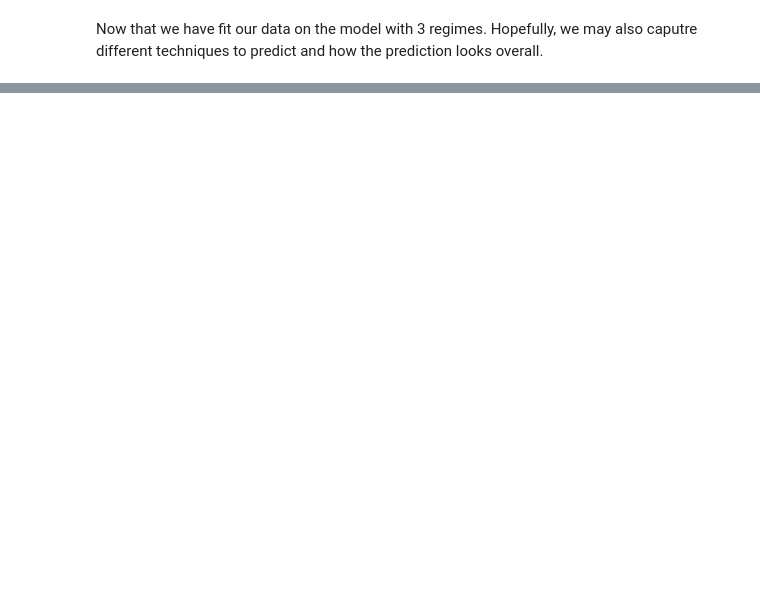
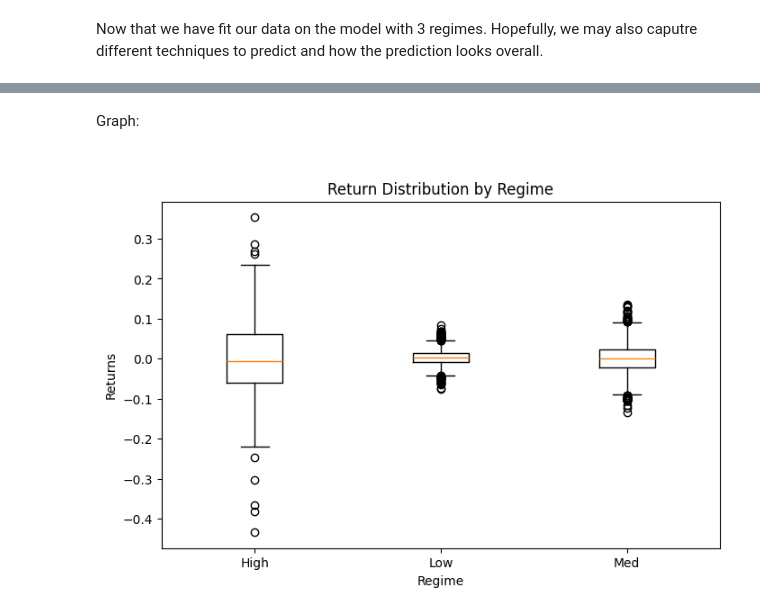
Before and after one commit to NickJNelson03/Market-Regimes-HMM, a Jupyter notebook: notebooks/02_train_hmm.ipynb, the cells around one changed output, grey strips where cells are left out. Cells and saved outputs as stored; diff of their text form; code cells hidden in the pictures; blank space fills up the shorter version.

Commit message:
Creating Boxlots for Regimes

```diff
--- a/notebooks/02_train_hmm.ipynb
+++ b/notebooks/02_train_hmm.ipynb
@@ -303,0 +340,21 @@ Date
+# %% [markdown]
+Graph:
+
+#
+# %%
+order = sorted(df["regime"].unique())
+
+# Collect data for each regime
+data = [df[df["regime"] == r]["ret"] for r in order]
+
+plt.figure(figsize=(8,5))
+
+plt.boxplot(data, labels=order)
+
+plt.title("Return Distribution by Regime")
+plt.xlabel("Regime")
+plt.ylabel("Returns")
+
+plt.show()
+# %% [output]
+[figure, added]
```
Also changed, not shown: parts of 12 cells of this notebook.
